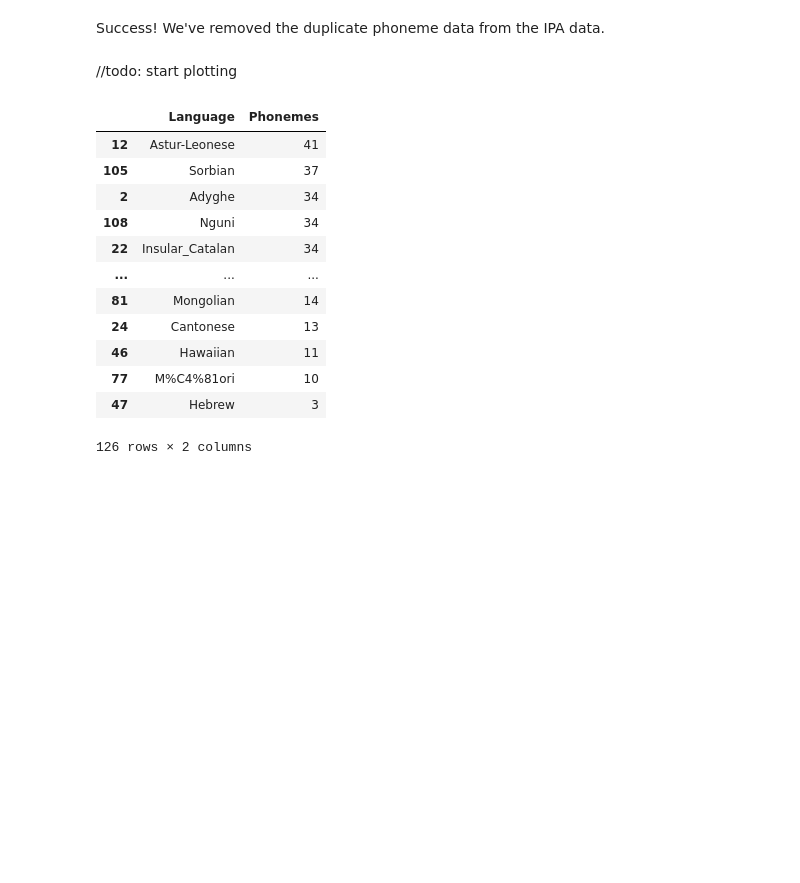
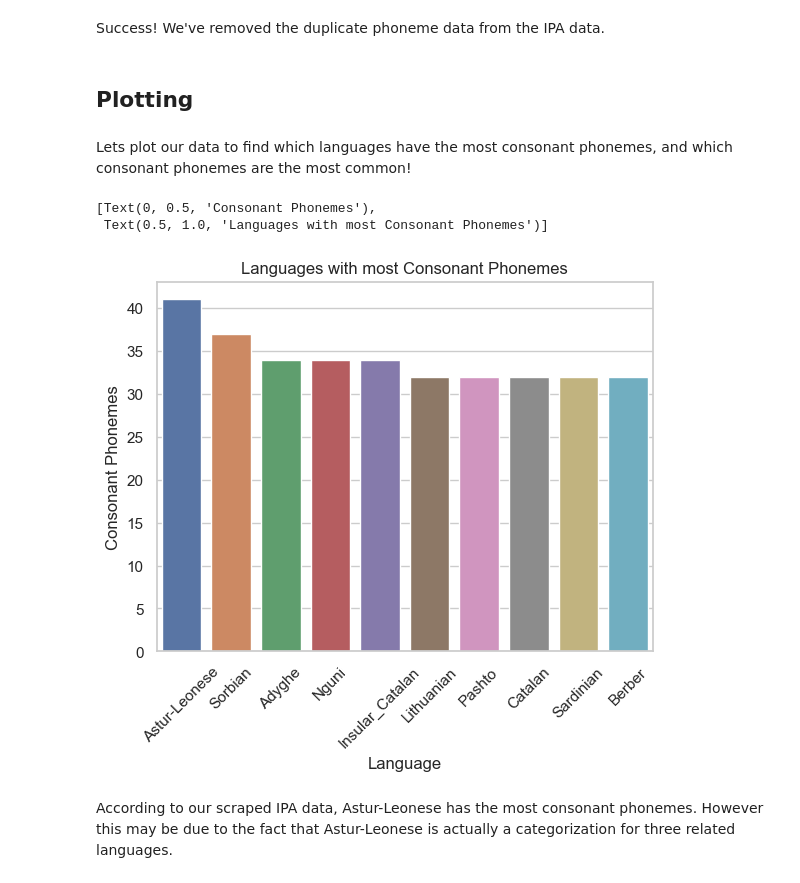
Before and after one commit to anthonyjk/International-Phonetics, a Jupyter notebook: IPA Visualizations.ipynb, the cells around one changed output. Saved outputs shown, nothing was run; the diff lists cells and outputs as text; code cells hidden in the pictures; blank space fills up the shorter version.

Commit message:
Seaborn Visualizations
Jupyter Notebook to create seaborn plots

```diff
--- a/IPA Visualizations.ipynb
+++ b/IPA Visualizations.ipynb
@@ -125,14 +107,16 @@ print(f"There are {dup_count} languages with duplicate phoneme data in new_ipa_d
 There are 0 languages with duplicate phoneme data in new_ipa_data
 # %% [markdown]
 Success! We've removed the duplicate phoneme data from the IPA data.
+# %% [markdown]
+## Plotting
 # %% [markdown]
-//todo: start plotting
+Lets plot our data to find which languages have the most consonant phonemes, and which consonant phonemes are the most common!
 # %%
 lang_count_data = pd.DataFrame([])
-#ipa_data.sort_values('Language')
 lang_count_data.insert(0, "Language", [])
 lang_count_data.insert(1, "Phonemes", [])
 
+# Creating a dataframe with the number of phonemes in each language.
 dex = 0
 for lang in new_ipa_data['Language'].unique():
     dex += 1
@@ -140,19 +124,17 @@ for lang in new_ipa_data['Language'].unique():
     lang_count_data.loc[dex] = [lang, cons_count]
 
 lang_count_data = lang_count_data.sort_values('Phonemes', ascending=False)
-
-lang_count_data
-# %% [output]
-|  | Language | Phonemes |
-| 12 | Astur-Leonese | 41 |
-| 105 | Sorbian | 37 |
-| 2 | Adyghe | 34 |
-| 108 | Nguni | 34 |
-| 22 | Insular_Catalan | 34 |
-| ... | ... | ... |
-| 81 | Mongolian | 14 |
-| 24 | Cantonese | 13 |
-| 46 | Hawaiian | 11 |
-| 77 | M%C4%81ori | 10 |
-| 47 | Hebrew | 3 |
-126 rows × 2 columns
+# %%
+# Set Plot Theme
+sns.set_theme(style='whitegrid')
+
+# Seaborn Plot
+ph_plot = sns.barplot(lang_count_data, x=lang_count_data['Language'][0:10], y=lang_count_data['Phonemes'][0:10])
+ph_plot.tick_params(axis='x', labelrotation=45)
+ph_plot.set(ylabel="Consonant Phonemes", title="Languages with most Consonant Phonemes")
+# %% [output]
+[Text(0, 0.5, 'Consonant Phonemes'),
+ Text(0.5, 1.0, 'Languages with most Consonant Phonemes')]
+[figure, added]
+# %% [markdown]
+According to our scraped IPA data, Astur-Leonese has the most consonant phonemes. However this may be due to the fact that Astur-Leonese is actually a categorization for three related languages.
```
Also changed, not shown: parts of 13 cells of this notebook, 7 other files.
